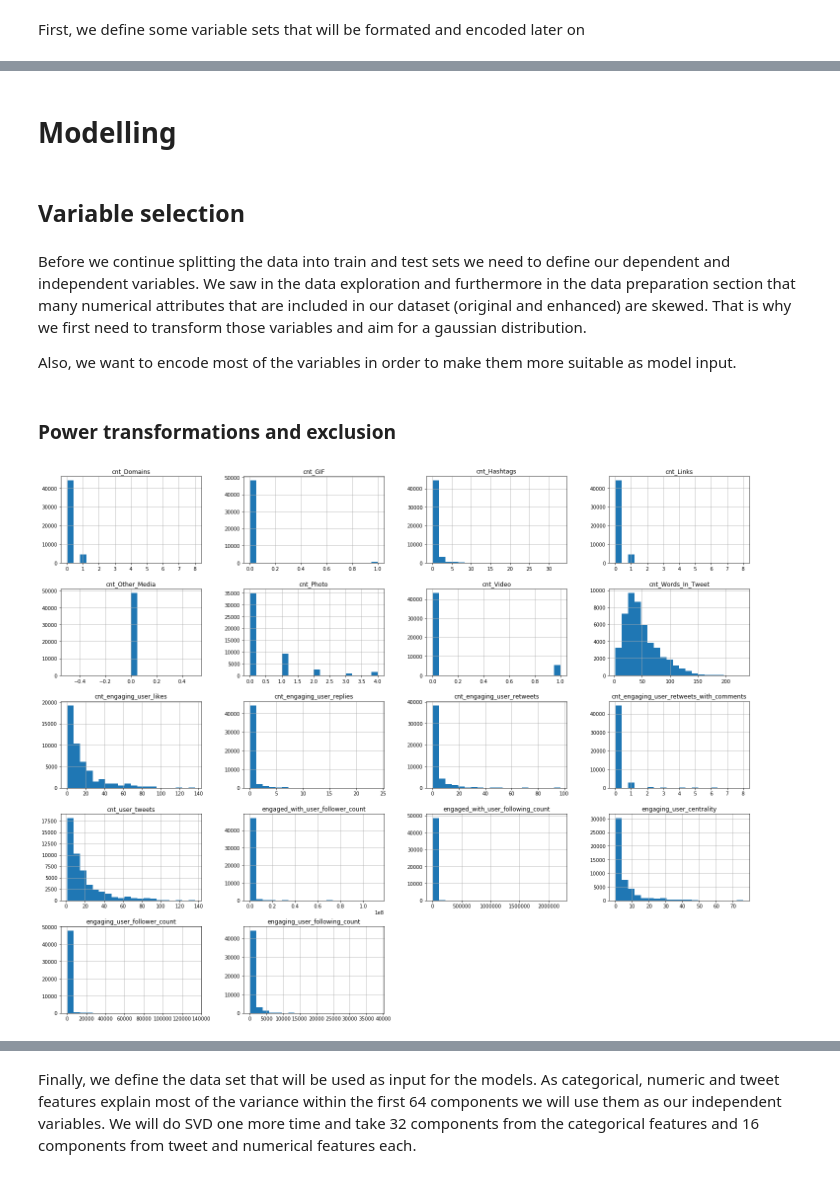
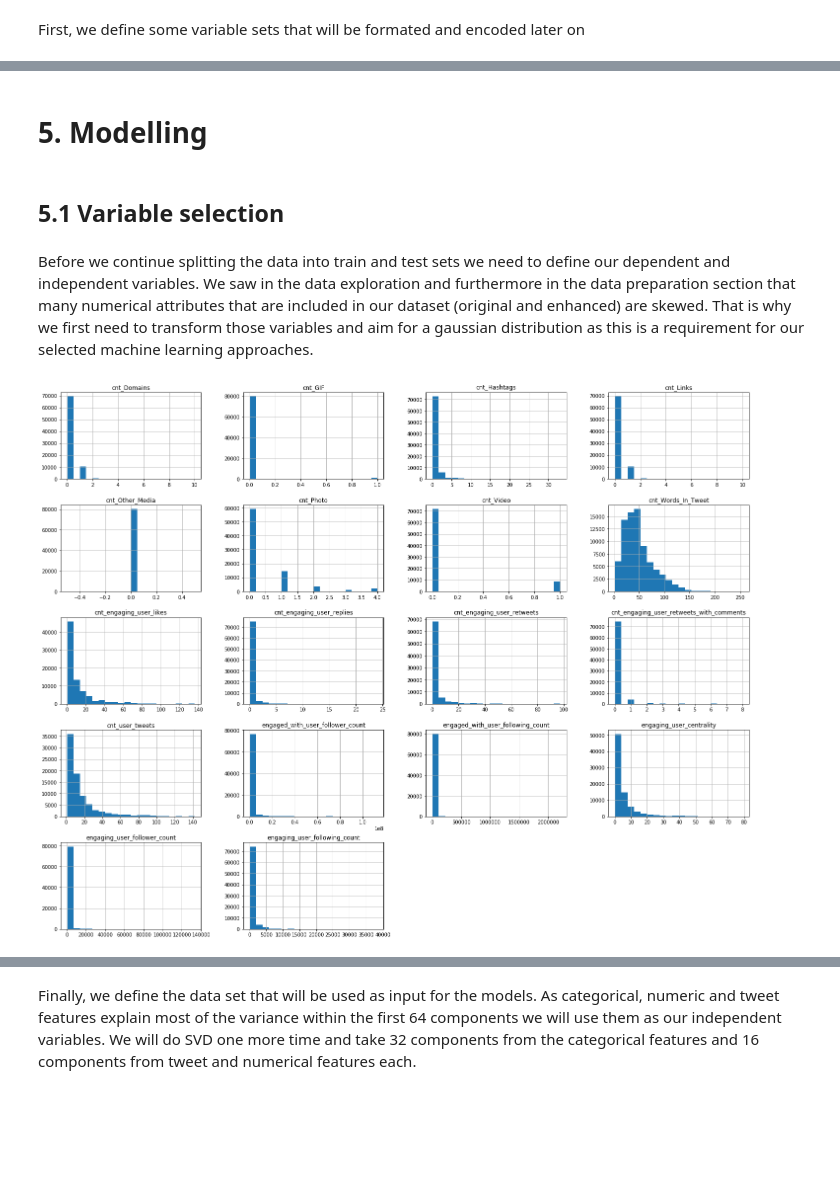
Before and after one commit to omgwenxx/recsys20, a Jupyter notebook: code/process.ipynb, the cells around one changed output, grey strips where cells are left out. Cells and saved outputs as stored; diff of their text form; code cells hidden in the pictures; blank space fills up the shorter version.

Commit message:
bugs fixed, section restructered, ground truth files created, model validated. further details in remarks file

```diff
--- a/code/process.ipynb
+++ b/code/process.ipynb
@@ -689,10 +745,10 @@ First, we define some variable sets that will be formated and encoded later on
 # Now let us split the variable sets based on their categories
 timestamp_cols = ['tweet_timestamp', 'engaging_user_account_creation', 'engaged_with_user_account_creation']
 
-response_cols = ['reply_timestamp',
-                 'retweet_timestamp',
-                 'retweet_with_comment_timestamp',
-                 'like_timestamp']
+response_cols = ['is_reply',
+                 'is_retweet',
+                 'is_retweet_with_comment',
+                 'is_like']
 
 numerics = ['int16', 'int32', 'int64', 'float16', 'float32', 'float64']
 numeric_cols = df.select_dtypes(include=numerics).columns.tolist()
@@ -704,22 +760,22 @@ categorical_cols = ['tweet_type', 'language', 'daytime',
 
 id_cols = ['tweet_id', 'engaged_with_user_id', 'engaging_user_id']
 
+# TODO: include text_tokens_tdidf. Currently there is an issue when encoding tweet_feature_cols in the Modelling section
+# tweet_feature_cols = ['text_tokens', 'text_tokens_tfidf', 'hashtags', 'present_media', 'present_links', 'present_domains']
 tweet_feature_cols = ['text_tokens', 'hashtags', 'present_media', 'present_links', 'present_domains']
 # %%
-def to_hex_list(x):
-    output = str(x).split('\t')
-    return output
-
 def fill_NaNs(x, replacement = ['Unknown']):
     series =  pd.Series([replacement if y is np.nan else y for y in x])
     return series
 
+#currently not used
 def convert_to_int(x):
-    return x.notnull().astype('int8')
+    return x.notnull().astype('int') # does produce only 1s
 
 def categorical_cat(x):
     return x.astype('category')
 
+#currently not used
 def id_cat(x, buckets = 1000):
     return x.apply(lambda y : abs(hash(y)) % buckets).astype('category')
 
@@ -740,31 +796,21 @@ cols_to_process = timestamp_cols
 for col in cols_to_process:
     df[col] = df[col].apply(lambda x: pd.Timestamp(x, unit='s'))
 
-# Change type of response variables (timestamps) to int to make it binary
-cols_to_process = response_cols
-df[cols_to_process] = df[cols_to_process].apply(convert_to_int)
 
 # Changes type of categorical variables to custom type 'category'
 cols_to_process = categorical_cols
 df[cols_to_process] = df[cols_to_process].apply(categorical_cat)
 
 # Changes type of ID variables to custom type 'category'
-cols_to_process = id_cols
-df[cols_to_process] = df[cols_to_process].apply(id_cat)
-
-# Rename response variables
-'''response_cols_bool = ['is_reply',
-                 'is_retweet',
-                 'is_retweet_with_comment',
-                 'is_like'
-                ]'''
+#cols_to_process = id_cols
+#df[cols_to_process] = df[cols_to_process].apply(id_cat)
 
 # Results
 print("\033[1m Tweet features that had NaN values before are now labeled as Unknown \033[0m \n", df[tweet_feature_cols].iloc[1])
 print("\033[1m Features that were tab-separated before are now comma separated lists \033[0m \n", df[tweet_feature_cols].iloc[324])
 print("\033[1m Features that had unreadable timestamps are human-readable now \033[0m \n", df[timestamp_cols].iloc[324])
-print("\033[1m Response variables are now binary \033[0m \n", df[response_cols].iloc[324])
-print("\033[1m Categorical variables are now of custom type category \033[0m \n", df[categorical_cols].iloc[324])
-print("\033[1m ID variables are now of custom type category \033[0m \n", df[id_cols].iloc[324])
+#print("\033[1m Response variables are now binary \033[0m \n", df[response_cols].iloc[324])
+print("\033[1m Categorical variables are now of custom type category. Example attribute: tweet_type \033[0m \n", df[['tweet_type']].iloc[324])
+#print("\033[1m ID variables are now of custom type category. Example attribute: tweet_id \033[0m \n", df[['tweet_id']].iloc[324])
 # %% [output]
  Tweet features that had NaN values before are now labeled as Unknown
@@ -787,29 +842,21 @@ Categories (1000, int64): [0, 1, 2, 3, ..., 996, 997, 998, 999]
 # %% [markdown]
-# Modelling
+# 5. Modelling
 # %% [markdown]
-## Variable selection
+## 5.1 Variable selection
 # %% [markdown]
-Before we continue splitting the data into train and test sets we need to define our dependent and independent variables. We saw in the data exploration and furthermore in the data preparation section that many numerical attributes that are included in our dataset (original and enhanced) are skewed. That is why we first need to transform those variables and aim for a gaussian distribution.
-
-Also, we want to encode most of the variables in order to make them more suitable as model input.
+Before we continue splitting the data into train and test sets we need to define our dependent and independent variables. We saw in the data exploration and furthermore in the data preparation section that many numerical attributes that are included in our dataset (original and enhanced) are skewed. That is why we first need to transform those variables and aim for a gaussian distribution as this is a requirement for our selected machine learning approaches.
-# %% [markdown]
-### Power transformations and exclusion
 # %%
 # First, we exclude helper variables and variables that are certainly not going to be used
-columns_to_exclude = ['has_media',
-                      'is_reply',
-                      'is_like',
-                      'is_retweet',
-                      'is_retweet_with_comment']
+columns_to_exclude = ['has_media']
 
 reduced_variable_set = list(set(df.columns.to_list()) - set(columns_to_exclude))
 df = df[reduced_variable_set]
 
 # We show the distribution of all numeric variables
 df[numeric_cols].hist(bins=20, figsize=(25,20))
 plt.show()
 # %% [output]
-[figure, old version]
+[figure, new version]
 # %%
 # We exclude further variables that would yield no information gain (have no variance)
 columns_to_exclude = ['cnt_Other_Media']
```
Also changed, not shown: parts of 72 cells of this notebook, 8 other files.
